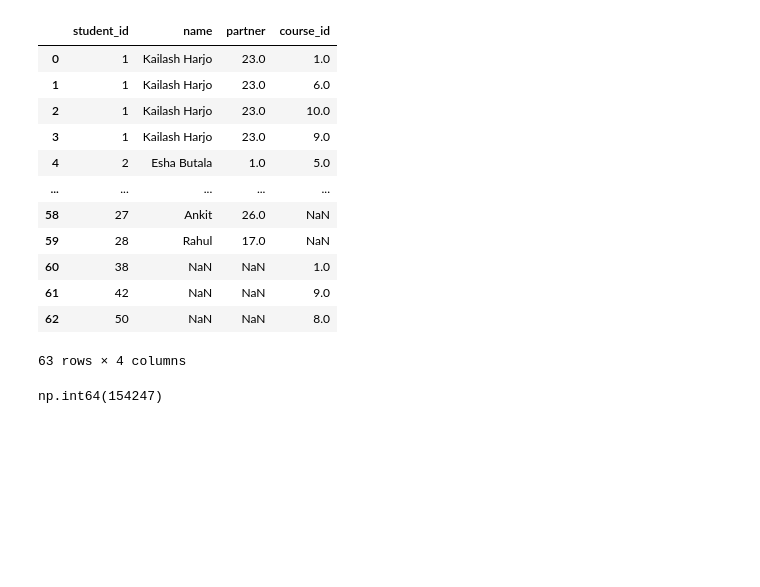
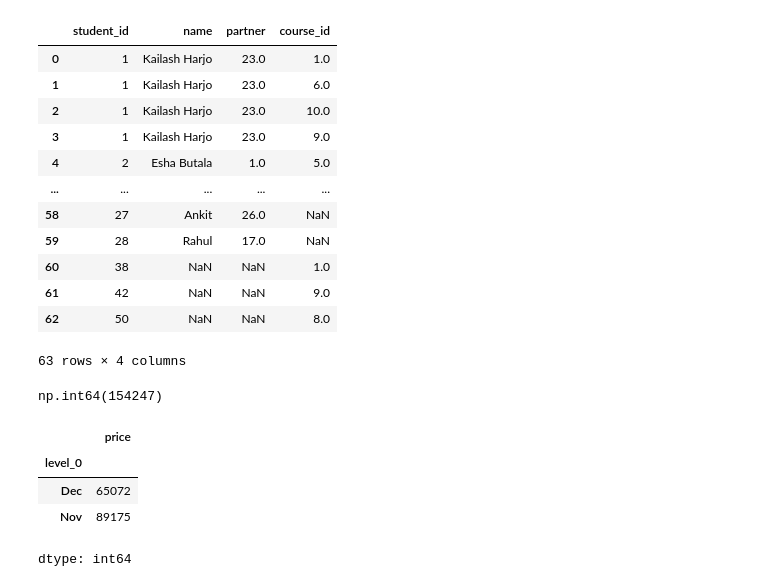
Before and after one commit to akritivishwakarma2007/DE-journey, a Jupyter notebook: Merging.ipynb, the cells around one changed output. Drawn from its saved outputs; the diff is of its cells as text; code cells hidden in the pictures; blank space fills up the shorter version.

```diff
--- a/Merging.ipynb
+++ b/Merging.ipynb
@@ -222,3 +222,13 @@ total = regs.merge(courses,how='inner',on='course_id')['price'].sum()
 total
 # %% [output]
 np.int64(154247)
+# %%
+# 2. find month by month revenue
+temp_df = pd.concat([nov,dec],keys=['Nov','Dec']).reset_index()
+temp_df.merge(courses,on ='course_id').groupby('level_0')['price'].sum()
+# %% [output]
+|  | price |
+| level_0 |  |
+| Dec | 65072 |
+| Nov | 89175 |
+dtype: int64
```
